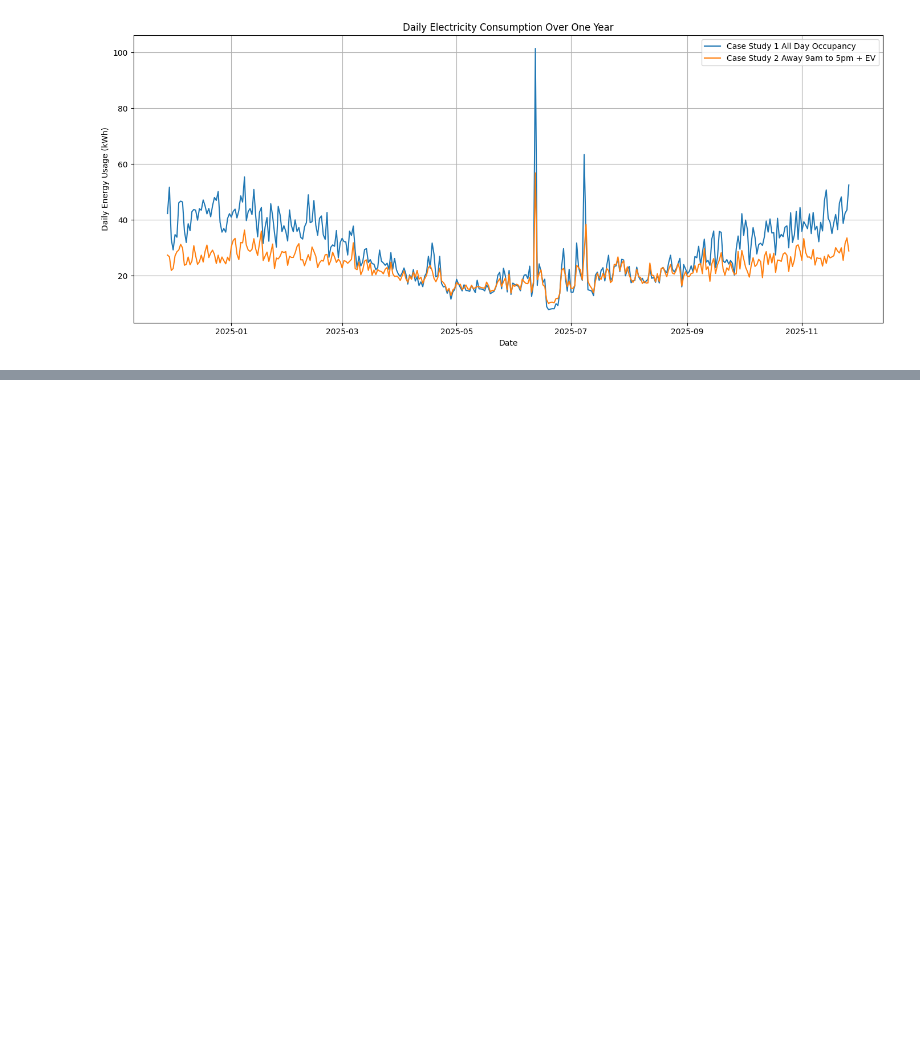
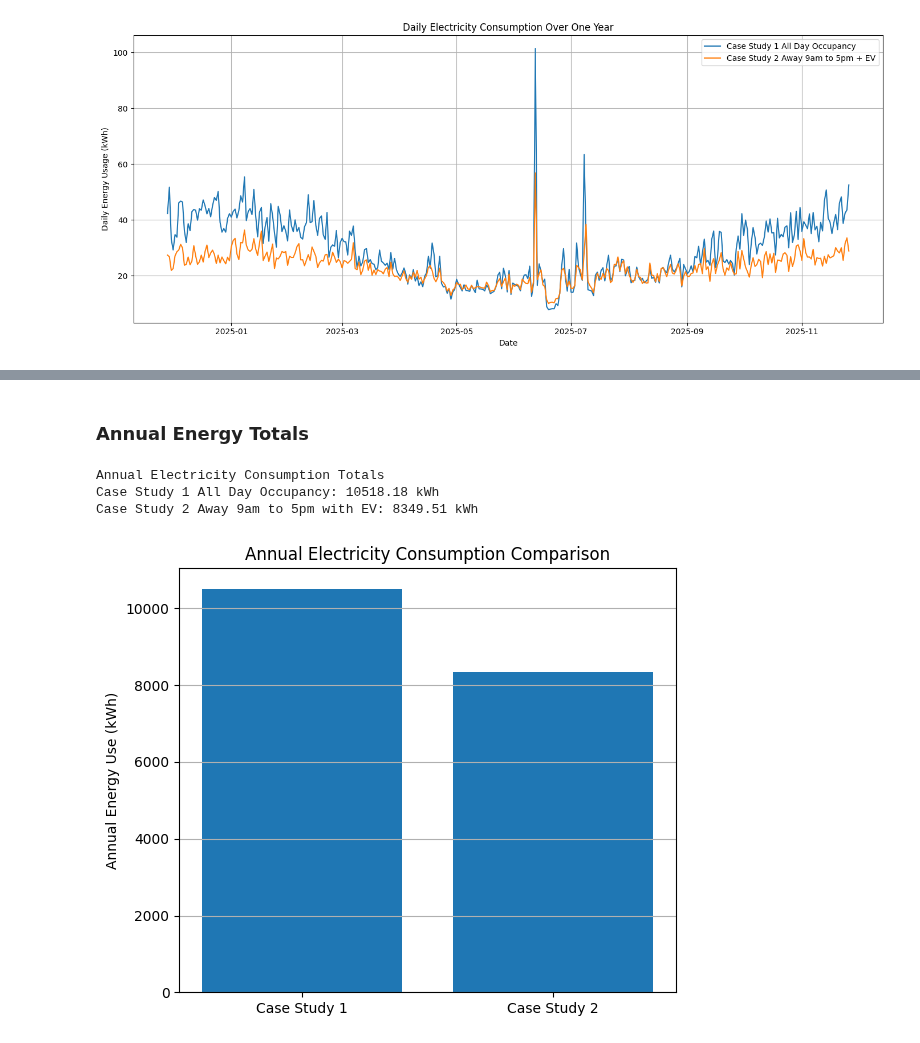
Before and after one commit to p-sav/PFDA, a Jupyter notebook: Project/Energy_analysis.ipynb, the cells around one changed output, grey strips where cells are left out. Saved outputs shown, nothing was run; the diff lists cells and outputs as text; code cells hidden in the pictures; blank space fills up the shorter version.

```diff
--- a/Project/Energy_analysis.ipynb
+++ b/Project/Energy_analysis.ipynb
@@ -297,0 +422,41 @@ Name: Daily_kWh, dtype: float64
+# %% [markdown]
+### Annual Energy Totals
+# %%
+# Annual electricity consumption totals for both case studies
+
+import matplotlib.pyplot as plt    # Import matplotlib for plotting
+
+# Calculate total annual electricity consumption for Case Study 1
+annual_kwh_case1 = df_case1['Daily_kWh'].sum()    # Sum all daily kWh values for the year
+
+# Calculate total annual electricity consumption for Case Study 2
+annual_kwh_case2 = df_case2['Daily_kWh'].sum()    # Sum all daily kWh values for the year
+
+# Print annual totals for verification
+print("Annual Electricity Consumption Totals")
+print(f"Case Study 1 All Day Occupancy: {annual_kwh_case1:.2f} kWh")
+print(f"Case Study 2 Away 9am to 5pm with EV: {annual_kwh_case2:.2f} kWh")
+
+# Prepare data for bar chart
+case_labels = ['Case Study 1', 'Case Study 2']          # Labels for the two case studies
+annual_values = [annual_kwh_case1, annual_kwh_case2]   # Corresponding annual totals
+
+# Create bar chart to compare annual consumption
+plt.figure(figsize=(6, 5))                              # Set figure size
+plt.bar(case_labels, annual_values)                     # Plot bar chart
+
+# Label axes and add title
+plt.ylabel("Annual Energy Use (kWh)")                   # Y axis label
+plt.title("Annual Electricity Consumption Comparison")  # Plot title
+
+# Add grid for readability
+plt.grid(axis='y')                                      # Show horizontal grid lines
+
+# Display plot
+plt.tight_layout()                                      # Adjust layout
+plt.show()                                              # Render plot
+# %% [output]
+Annual Electricity Consumption Totals
+Case Study 1 All Day Occupancy: 10518.18 kWh
+Case Study 2 Away 9am to 5pm with EV: 8349.51 kWh
+[figure, added]
```
Also changed, not shown: parts of 5 cells of this notebook.
